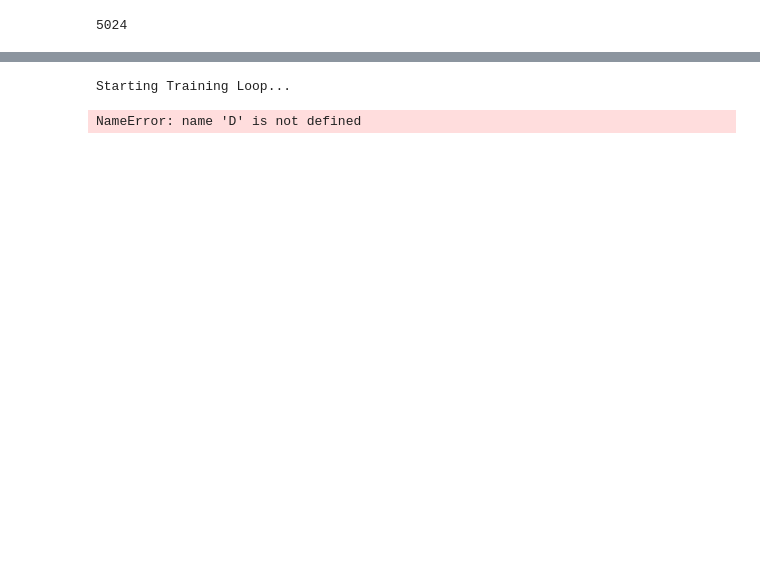
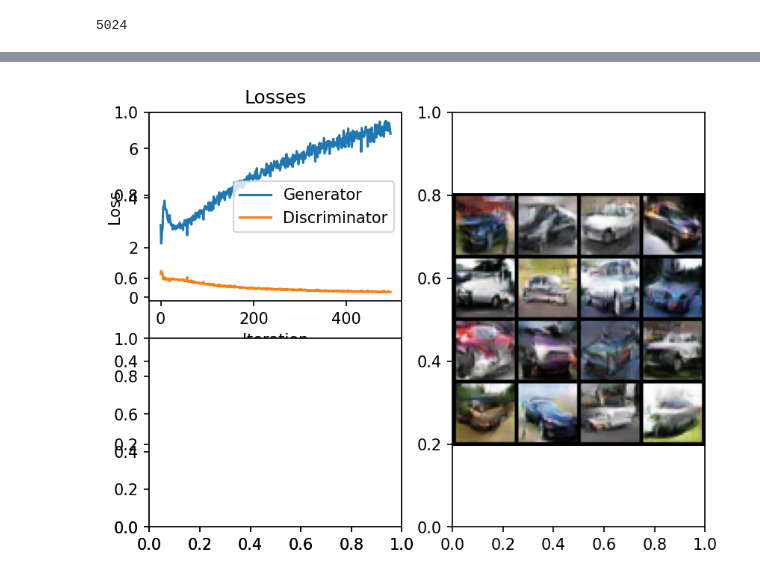
Before and after one commit to udacity/Computer-Vision-and-Generative-AI, a Jupyter notebook: lesson-3-gans/exercises/solution/solution.ipynb, the cells around one changed output, grey strips where cells are left out. Saved outputs shown, nothing was run; the diff lists cells and outputs as text; code cells hidden in the pictures; blank space fills up the shorter version.

```diff
--- a/lesson-3-gans/exercises/solution/solution.ipynb
+++ b/lesson-3-gans/exercises/solution/solution.ipynb
@@ -324,66 +320,67 @@ for epoch in range(n_epochs):
         # if i % 50 == 0:
         #     print('[%d/%d][%d/%d]\tLoss_D: %.4f\tLoss_G: %.4f\tD(x): %.4f\tD(G(z)): %.4f / %.4f'
         #           % (epoch, n_epochs, i, len(dataloader),
         #              errD.item(), errG.item(), D_x, D_G_z1, D_G_z2))
 
         # Save Losses for plotting later
         batch_G_losses.append(errG.item())
         batch_D_losses.append(errD.item())
 
         # # Check how the generator is doing by saving G's output on fixed_noise
         # if (iters % 500 == 0) or ((epoch == n_epochs-1) and (i == len(dataloader)-1)):
         #     with torch.no_grad():
         #         fake = G(fixed_noise).detach().cpu()
         #     img_list.append(make_grid(fake, padding=2, normalize=True))
 
         # iters += 1
 
     G_losses.append(np.mean(batch_G_losses))
     D_losses.append(np.mean(batch_D_losses))
 
-    with torch.no_grad():
-        fake = G(fixed_noise).detach().cpu()
+    if epoch % 5 == 0:
+        with torch.no_grad():
+            fake = G(fixed_noise).detach().cpu()
 
-    clear_output(wait=True)
-    fig, subs = plt.subplots(1, 2, dpi=150)
+        clear_output(wait=True)
+        fig, subs = plt.subplots(1, 2, dpi=150)
 
-    gs = gridspec.GridSpec(2, 2)
+        gs = gridspec.GridSpec(2, 2)
 
-    # Create subplots
-    ax_a = fig.add_subplot(gs[0, 0])  # Top-left subplot
-    ax_b = fig.add_subplot(gs[1, 0])  # Bottom-left subplot
-    ax_c = fig.add_subplot(gs[:, 1])  # Right subplot spanning both rows
+        # Create subplots
+        ax_a = fig.add_subplot(gs[0, 0])  # Top-left subplot
+        ax_b = fig.add_subplot(gs[1, 0])  # Bottom-left subplot
+        ax_c = fig.add_subplot(gs[:, 1])  # Right subplot spanning both rows
 
-    subs = [ax_a, ax_b, ax_c]
+        subs = [ax_a, ax_b, ax_c]
 
-    subs[0].plot(G_losses, label="Generator")
-    subs[0].plot(D_losses, label="Discriminator")
-    subs[0].legend()
-    subs[0].set_xlabel("Iteration")
-    subs[0].set_ylabel("Loss")
-    subs[0].set_title("Losses")
+        subs[0].plot(G_losses, label="Generator")
+        subs[0].plot(D_losses, label="Discriminator")
+        subs[0].legend()
+        subs[0].set_xlabel("Iteration")
+        subs[0].set_ylabel("Loss")
+        subs[0].set_title("Losses")
 
-    # Now plot the accuracy
-    # subs[1].plot([D_x, D_G_z1, D_G_z2])
+        # Now plot the accuracy
+        # subs[1].plot([D_x, D_G_z1, D_G_z2])
 
-    subs[2].imshow(
-        np.transpose(
-            make_grid(
-                fake.detach().cpu(),
-                padding=2,
-                normalize=True,
-                nrow=4
-            ).cpu(),
-            (1,2,0)
+        subs[2].imshow(
+            np.transpose(
+                make_grid(
+                    fake.detach().cpu(),
+                    padding=2,
+                    normalize=True,
+                    nrow=4
+                ).cpu(),
+                (1,2,0)
+            )
         )
-    )
-    subs[2].axis("off")
-    plt.show()
+        subs[2].axis("off")
+        plt.show()
 
-    fig.savefig(f"epoch_{epoch}.png", bbox_inches='tight')
+        os.makedirs("results", exist_ok=True)
+        fig.savefig(f"results/epoch_{epoch}.png", bbox_inches='tight')
 # %% [output]
-Starting Training Loop...
-NameError: name 'D' is not defined
+[figure, added]
 # %%
 visualize_batch(fake)
 # %% [output]
```
Also changed, not shown: parts of 7 cells of this notebook.
